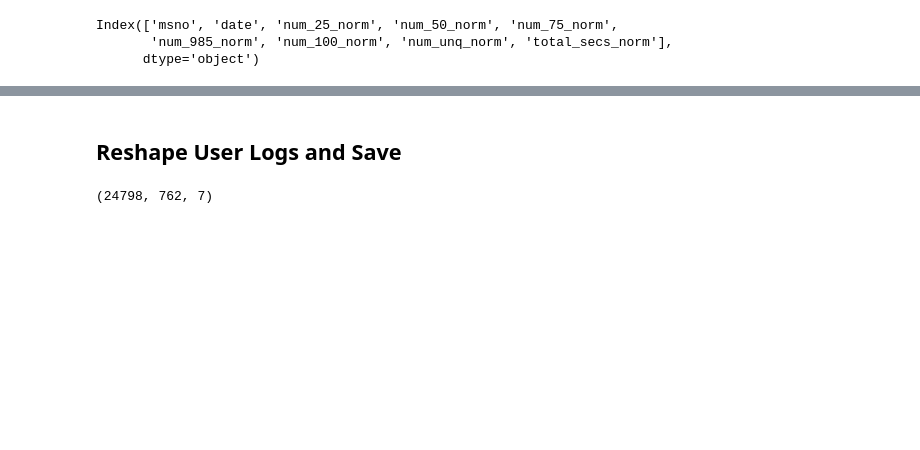
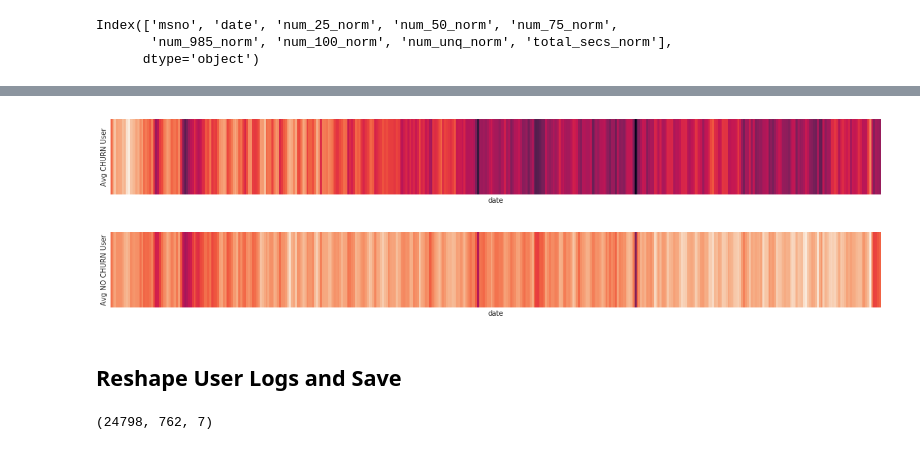
Before and after one commit to adamribaudo/ds5500-capstone, a Jupyter notebook: Preprocess/User_Log_Transform.ipynb, the cells around one changed output, grey strips where cells are left out. Cells and saved outputs as stored; diff of their text form; code cells hidden in the pictures; blank space fills up the shorter version.

```diff
--- a/Preprocess/User_Log_Transform.ipynb
+++ b/Preprocess/User_Log_Transform.ipynb
@@ -61,3 +86,19 @@ MemoryError: Unable to allocate 1009. MiB for an array with shape (7, 18896076)
+# %%
+churn_avg = pivot_df_churn.copy()
+churn_avg["Avg CHURN User"]="foo"
+with sns.axes_style("white"):
+    f, ax = plt.subplots(figsize=(20, 2))
+    ax = sns.heatmap(churn_avg.groupby("Avg CHURN User").sum(),vmin=7000,cbar=False,yticklabels=False,xticklabels=False)
+
+
+no_churn_avg = pivot_df_nochurn.copy()
+no_churn_avg["Avg NO CHURN User"]="foo"
+with sns.axes_style("white"):
+    f, ax = plt.subplots(figsize=(20, 2))
+    ax = sns.heatmap(no_churn_avg.groupby("Avg NO CHURN User").sum(),vmin=7000,cbar=False,yticklabels=False,xticklabels=False)
+# %% [output]
+[figure, added]
+[figure, added]
 # %% [markdown]
 ## Reshape User Logs and Save
 # %%
```
Also changed, not shown: parts of 11 cells of this notebook.
